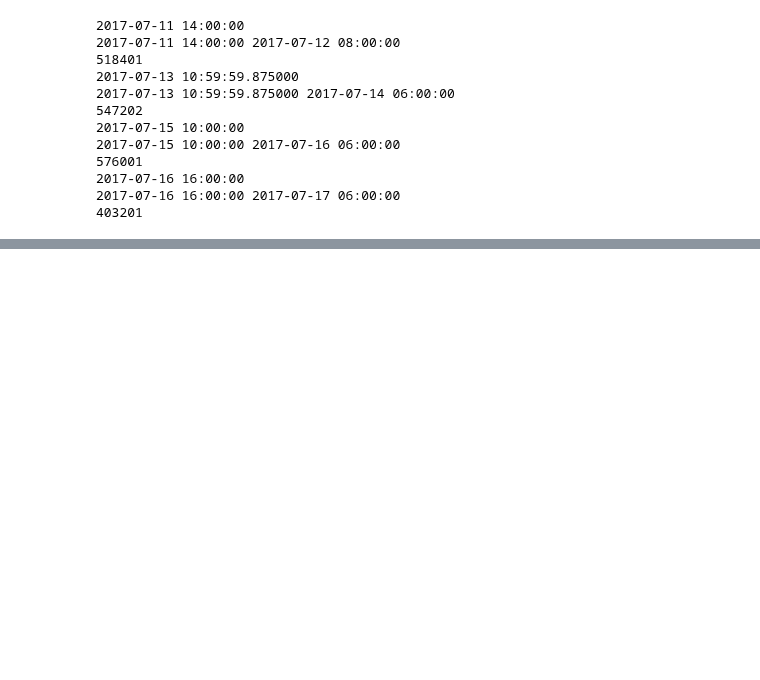
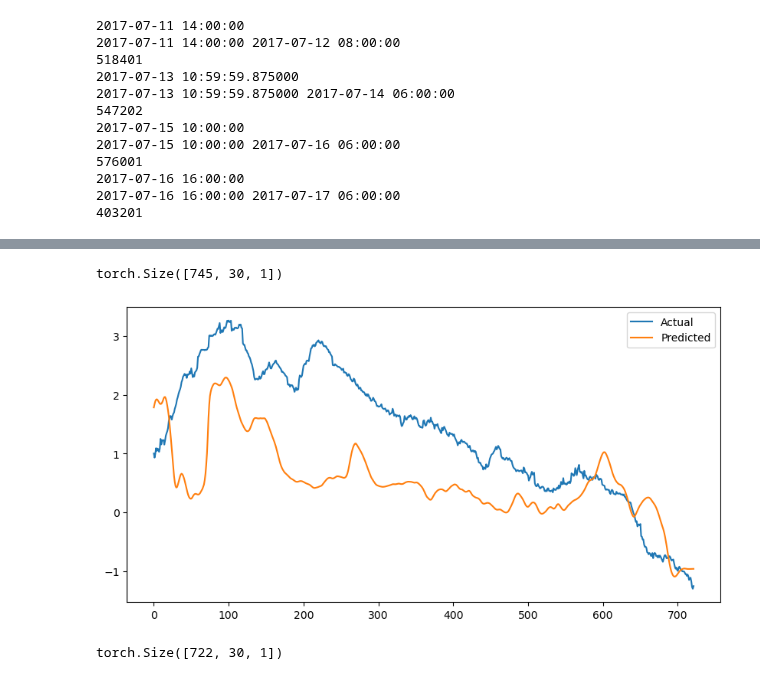
Before and after one commit to rzv09/smores_proj, a Jupyter notebook: src/many_to_many_lstm.ipynb, the cells around one changed output, grey strips where cells are left out. Cells and saved outputs as stored; diff of their text form; code cells hidden in the pictures; blank space fills up the shorter version.

```diff
--- a/src/many_to_many_lstm.ipynb
+++ b/src/many_to_many_lstm.ipynb
@@ -424,6 +468,6 @@ test_std = (train_std1 + train_std2 + train_std3 + train_std4)/4
 test_df = fourth_piece
 test_df = (test_df - test_mean4)/test_std
 # %%
-test_seq4, test_labels4 = create_sequences(test_df.values, 60)
-test_tensor_seq4 = torch.FloatTensor(test_seq4)
-test_tensor_labels4 = torch.FloatTensor(test_labels4)
+test_seq4, test_labels4 = create_sequences(test_df.values, 90)
+test_tensor_seq4 = torch.FloatTensor(test_seq4).to(device='cuda')
+test_tensor_labels4 = torch.FloatTensor(test_labels4).to(device='cuda')
@@ -482,22 +473,0 @@ plt.legend()
-# %%
-# model 2 and 3 only
-import copy
-# Average the models
-average_model = copy.deepcopy(model3)
-models = [model3, model2]
-# Compute the average of the parameters
-with torch.no_grad():
-    for params in zip(*[model.parameters() for model in models]):  # Iterate over corresponding parameters
-        avg_param = sum(params) / len(models)  # Element-wise average
-        params[0].copy_(avg_param)  # Assign averaged value to the first model (used as reference)
-
-# The `average_model` now has the averaged parameters
-average_model.eval()
-with torch.no_grad():
-    y_pred_test = average_model(test_tensor_seq4)
-
-# Plot test predictions
-plt.figure(figsize=(10, 5))
-plt.plot(test_tensor_labels4[:, 3,:].numpy(), label="Actual")
-plt.plot(y_pred_test[:, 3, :].numpy(), label="Predicted")
-plt.legend()
@@ -523,0 +518,17 @@ torch.Size([752, 30, 1])
+# %%
+y_pred_test.shape
+# %% [output]
+torch.Size([745, 30, 1])
+# %%
+average_model.eval()
+with torch.no_grad():
+    y_pred_test = average_model(test_tensor_seq4)
+
+# Plot test predictions
+plt.figure(figsize=(10, 5))
+plt.plot(test_tensor_labels4[:, 1,:].cpu().numpy(), label="Actual")
+plt.plot(y_pred_test[:, 1, :].cpu().numpy(), label="Predicted")
+plt.legend()
+plt.savefig('model123_avg_fl')
+# %% [output]
+[figure, added]
@@ -523,0 +568,4 @@ torch.Size([752, 30, 1])
+# %%
+test_tensor_labels4.shape
+# %% [output]
+torch.Size([722, 30, 1])
```
Also changed, not shown: parts of 25 cells of this notebook, 2 other files.
